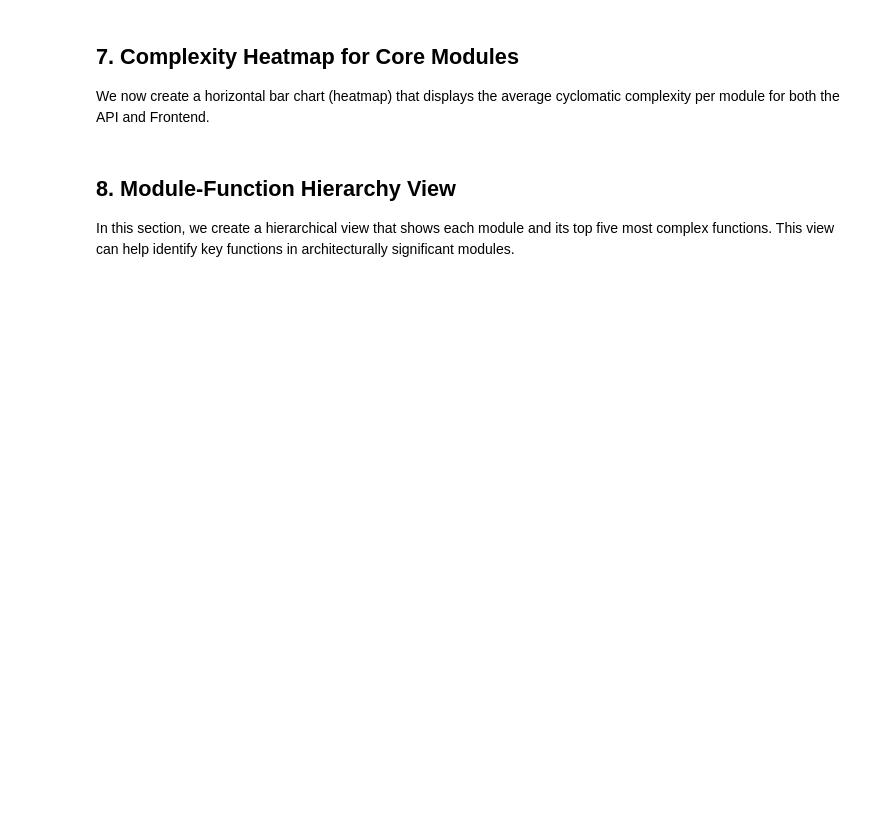
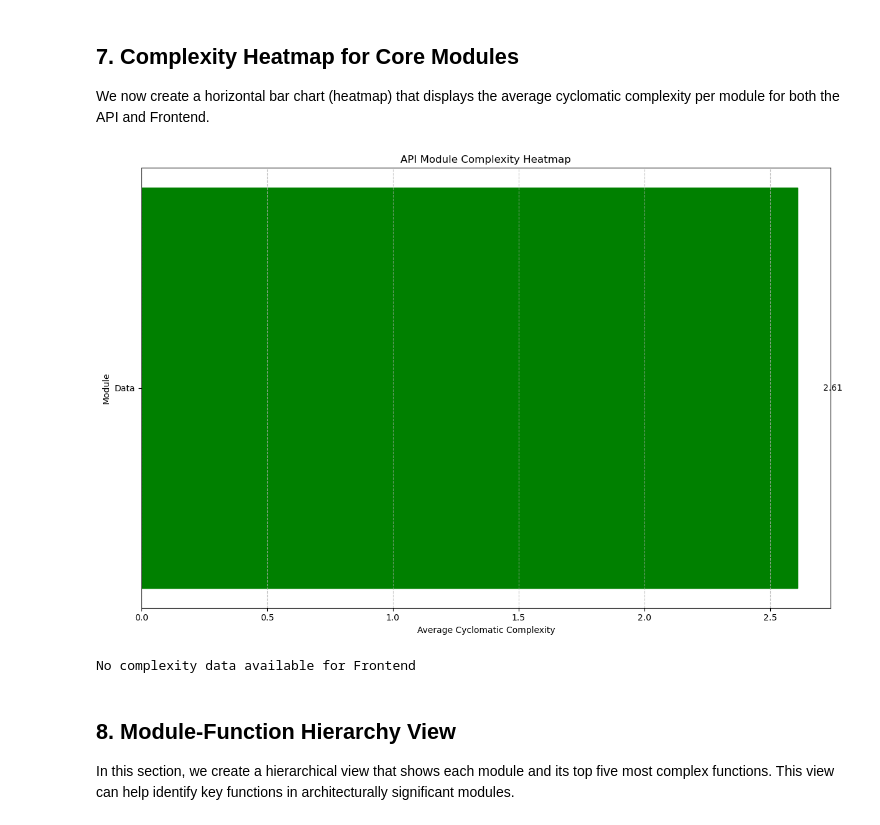
Before and after one commit to Grumlebob/ArchitecturalRecovery, a Jupyter notebook: Tools/radon.ipynb, the cells around one changed output. Saved outputs shown, nothing was run; the diff lists cells and outputs as text; code cells hidden in the pictures; blank space fills up the shorter version.

```diff
--- a/Tools/radon.ipynb
+++ b/Tools/radon.ipynb
@@ -106,7 +209,7 @@ subprocess.check_call(["radon", "mi", os.path.join('data', 'frontend')])
 Identify the most complex files that might represent key architectural components.
 # %%
 print("Top 10 Most Complex Files in API:")
-subprocess.run(["radon", "cc", os.path.join('data', 'api'), "-s", "-n", "C", "-o", "SCORE"], shell=True)
+subprocess.run([sys.executable, "-m", "radon", "cc", os.path.join('..', 'Data', 'api'), "-s", "-n", "C", "-o", "SCORE"], shell=True)
 
 print("\nTop 10 Most Complex Files in Frontend:")
-subprocess.run(["radon", "cc", os.path.join('data', 'frontend'), "-s", "-n", "C", "-o", "SCORE"], shell=True)
+subprocess.run([sys.executable, "-m", "radon", "cc", os.path.join('..', 'Data', 'frontend'), "-s", "-n", "C", "-o", "SCORE"], shell=True)
@@ -126,7 +239,9 @@ subprocess.check_call(["radon", "raw", os.path.join('data', 'frontend'), "-s"])
 Halstead metrics provide an in-depth view of code complexity based on operands and operators. The following commands extract metrics for a sample of key files. (Adjust the file selection as needed.)
 # %%
 print("API Halstead Metrics for Key Files:")
-subprocess.run('for /F "usebackq tokens=*" %i in (`dir /B /S data\api\*.py`) do radon hal "%i"', shell=True)
+subprocess.run('for /F "usebackq tokens=*" %i in (`dir /B /S ..\Data\api\*.py`) do ' +
+               sys.executable + ' -m radon hal "%i"', shell=True)
 
 print("\nFrontend Halstead Metrics for Key Files:")
-subprocess.run('for /F "usebackq tokens=*" %i in (`dir /B /S data\frontend\*.py`) do radon hal "%i"', shell=True)
+subprocess.run('for /F "usebackq tokens=*" %i in (`dir /B /S ..\Data\frontend\*.py`) do ' +
+               sys.executable + ' -m radon hal "%i"', shell=True)
@@ -341,7 +473,7 @@ else:
 We now create a horizontal bar chart (heatmap) that displays the average cyclomatic complexity per module for both the API and Frontend.
 # %%
 def get_module_complexity(directory):
-    result = subprocess.run(["radon", "cc", directory, "-j"], capture_output=True, text=True)
+    result = subprocess.run([sys.executable, "-m", "radon", "cc", directory, "-j"], capture_output=True, text=True)
     try:
         data = json.loads(result.stdout)
     except json.JSONDecodeError:
@@ -362,36 +494,39 @@ def get_module_complexity(directory):
     result_dict = {module: data['sum'] / data['count'] for module, data in module_complexity.items() if data['count'] > 0}
     return result_dict
 
-api_mod_complexity = get_module_complexity(os.path.join('data', 'api'))
-frontend_mod_complexity = get_module_complexity(os.path.join('data', 'frontend'))
+api_mod_complexity = get_module_complexity(os.path.join('..', 'Data', 'api'))
+frontend_mod_complexity = get_module_complexity(os.path.join('..', 'Data', 'frontend'))
 
 def create_complexity_heatmap(complexity_data, title):
     if not complexity_data:
         print(f"No complexity data available for {title}")
         return
     df = pd.DataFrame(list(complexity_data.items()), columns=['Module', 'Complexity']).sort_values('Complexity', ascending=False)
     plt.figure(figsize=(12, 8))
     bars = plt.barh(df['Module'], df['Complexity'])
     for i, bar in enumerate(bars):
         comp = df['Complexity'].iloc[i]
         if comp > 10:
             bar.set_color('red')
         elif comp > 5:
             bar.set_color('orange')
         else:
             bar.set_color('green')
     plt.xlabel('Average Cyclomatic Complexity')
     plt.ylabel('Module')
     plt.title(f"{title} Module Complexity Heatmap")
     plt.grid(axis='x', linestyle='--', alpha=0.7)
     plt.tight_layout()
     for i, v in enumerate(df['Complexity']):
         plt.text(v + 0.1, i, f"{v:.2f}", va='center')
     plt.savefig(f"{title.lower()}_complexity_heatmap.png", dpi=300, bbox_inches='tight')
     plt.show()
 
 create_complexity_heatmap(api_mod_complexity, "API")
 create_complexity_heatmap(frontend_mod_complexity, "Frontend")
+# %% [output]
+[figure, added]
+No complexity data available for Frontend
 # %% [markdown]
 ## 8. Module-Function Hierarchy View
 
```
Also changed, not shown: parts of 16 cells of this notebook, 2 other files.
